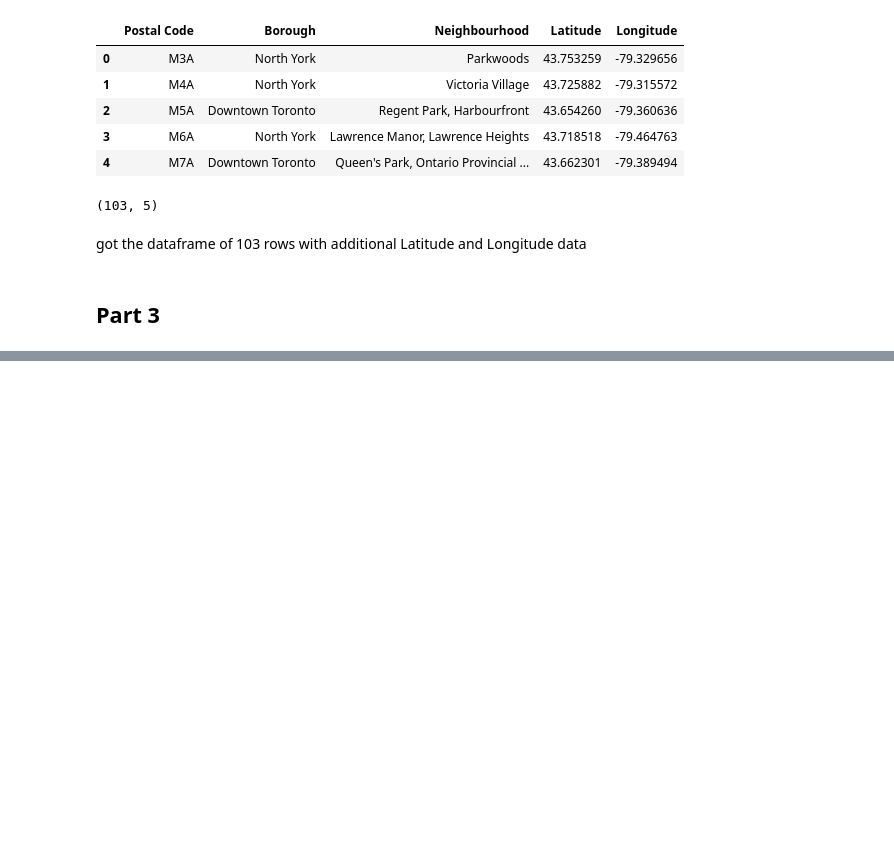
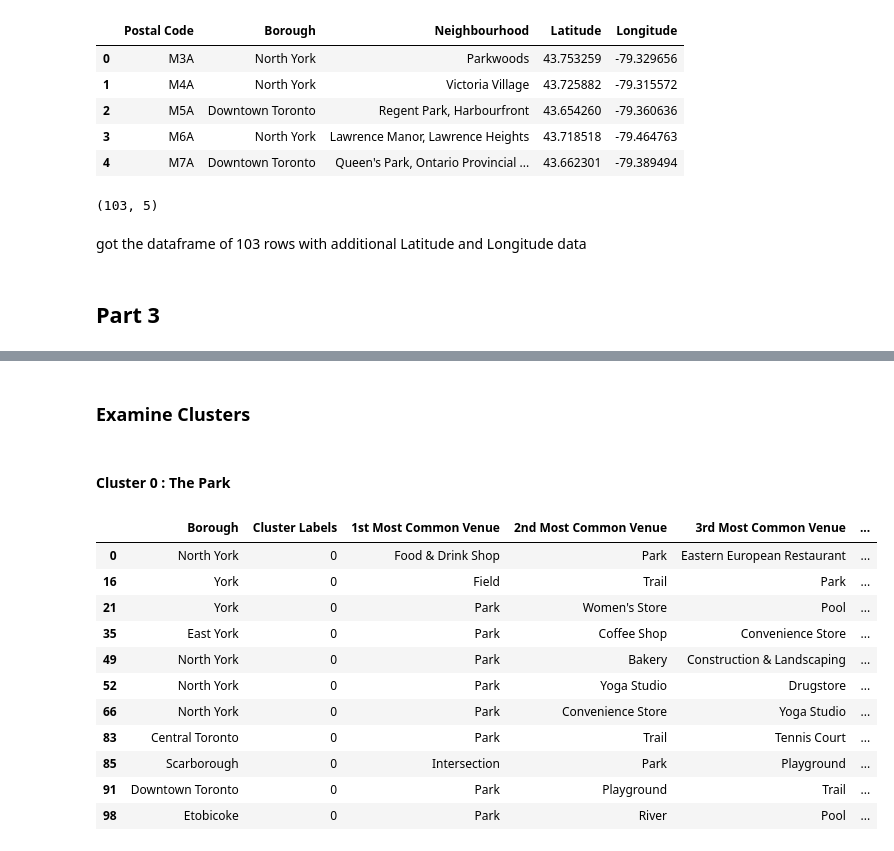
Before and after one commit to S2P2/Coursera_Capstone, a Jupyter notebook: Segmenting and Clustering Neighborhoods in Toronto.ipynb, the cells around one changed output, grey strips where cells are left out. Cells and saved outputs as stored; diff of their text form; code cells hidden in the pictures; blank space fills up the shorter version.

```diff
--- a/Segmenting and Clustering Neighborhoods in Toronto.ipynb
+++ b/Segmenting and Clustering Neighborhoods in Toronto.ipynb
@@ -196,0 +432,11 @@ got the dataframe of 103 rows with additional Latitude and Longitude data
+# %%
+# set number of clusters
+kclusters = 5
+
+toronto_grouped_clustering = toronto_grouped.drop('Neighbourhood', 1)
+
+# run k-means clustering
+kmeans = KMeans(n_clusters=kclusters, random_state=0).fit(toronto_grouped_clustering)
+
+# check cluster labels generated for each row in the dataframe
+kmeans.labels_[0:10]
@@ -196,0 +447,10 @@ got the dataframe of 103 rows with additional Latitude and Longitude data
+# %%
+# add clustering labels
+neighbourhoods_venues_sorted.insert(0, 'Cluster Labels', kmeans.labels_)
+
+toronto_merged = df_map
+
+# merge toronto_grouped with toronto_data to add latitude/longitude for each neighbourhood
+toronto_merged = toronto_merged.join(neighbourhoods_venues_sorted.set_index('Neighbourhood'), on='Neighbourhood')
+
+toronto_merged.head()
@@ -196,0 +471,3 @@ got the dataframe of 103 rows with additional Latitude and Longitude data
+# %%
+toronto_clean = toronto_merged.dropna(subset=['Cluster Labels'])
+toronto_clean['Cluster Labels'].isna().value_counts()
@@ -196,0 +477,3 @@ got the dataframe of 103 rows with additional Latitude and Longitude data
+# %%
+toronto_clean = toronto_clean.astype({'Cluster Labels':'int'})
+toronto_clean.head()
@@ -196,0 +515,19 @@ got the dataframe of 103 rows with additional Latitude and Longitude data
+# %% [markdown]
+### Examine Clusters
+# %% [markdown]
+#### Cluster 0 : The Park
+# %%
+toronto_clean.loc[toronto_clean['Cluster Labels'] == 0, toronto_clean.columns[[1] + list(range(5, toronto_clean.shape[1]))]]
+# %% [output]
+|  | Borough | Cluster Labels | 1st Most Common Venue | 2nd Most Common Venue | 3rd Most Common Venue | ... |
+| 0 | North York | 0 | Food & Drink Shop | Park | Eastern European Restaurant | ... |
+| 16 | York | 0 | Field | Trail | Park | ... |
+| 21 | York | 0 | Park | Women's Store | Pool | ... |
+| 35 | East York | 0 | Park | Coffee Shop | Convenience Store | ... |
+| 49 | North York | 0 | Park | Bakery | Construction & Landscaping | ... |
+| 52 | North York | 0 | Park | Yoga Studio | Drugstore | ... |
+| 66 | North York | 0 | Park | Convenience Store | Yoga Studio | ... |
+| 83 | Central Toronto | 0 | Park | Trail | Tennis Court | ... |
+| 85 | Scarborough | 0 | Intersection | Park | Playground | ... |
+| 91 | Downtown Toronto | 0 | Park | Playground | Trail | ... |
+| 98 | Etobicoke | 0 | Park | River | Pool | ... |
```
Also changed, not shown: parts of 43 cells of this notebook, 1 other file.
